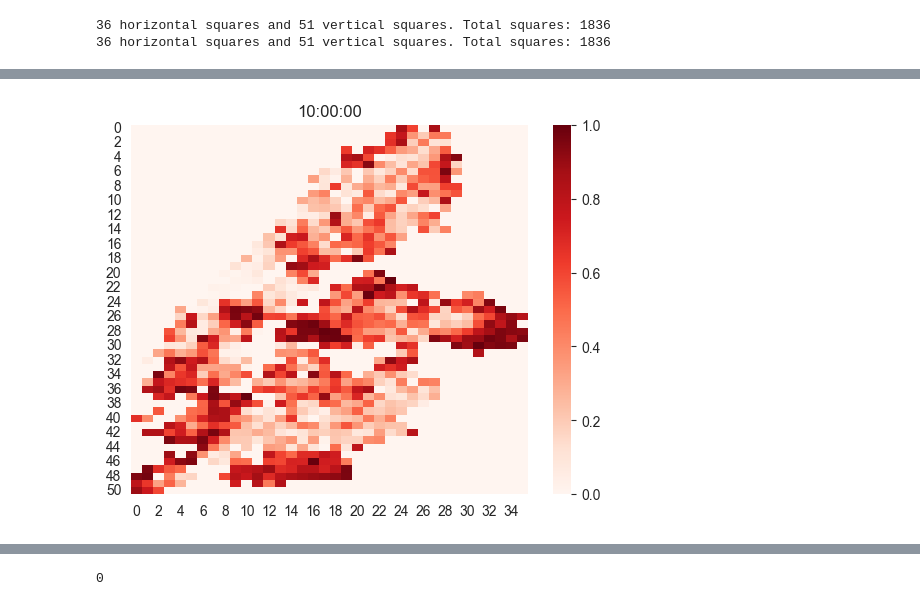
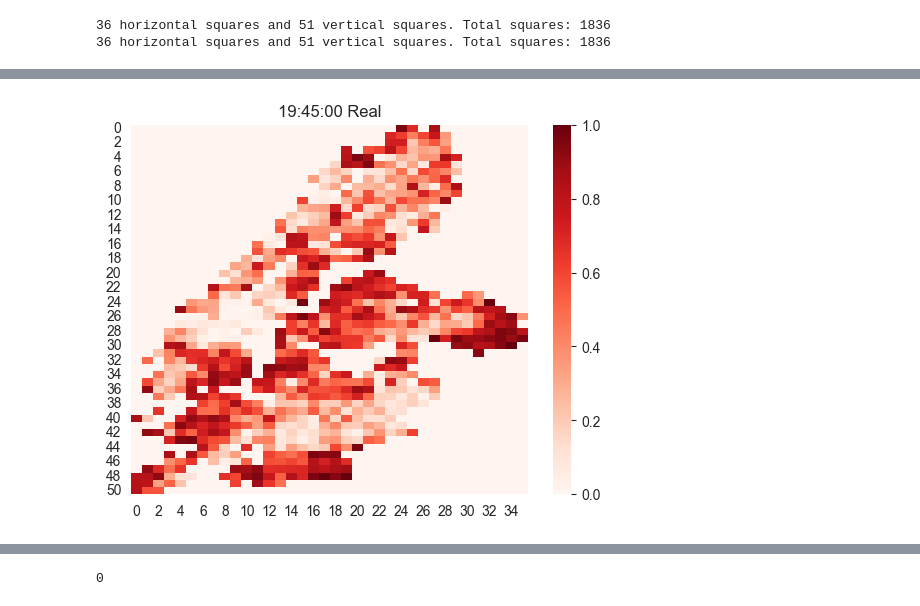
Before and after one commit to jarrettreimers/CSUREMM, a Jupyter notebook: cluster_model/cluster_model_testing.ipynb, the cells around one changed output, grey strips where cells are left out. Saved outputs shown, nothing was run; the diff lists cells and outputs as text; code cells hidden in the pictures.

```diff
--- a/cluster_model/cluster_model_testing.ipynb
+++ b/cluster_model/cluster_model_testing.ipynb
@@ -18,7 +18,7 @@ with open('../station_information.json', 'r') as f:
     station_information = simplejson.load(f)['data']['stations']
 
 with open('../data/ideal_states/bounds.pickle', 'rb') as f:
-    bounded = pickle.load(f)
+    bounds = pickle.load(f)
 
 # path = '../data/station_data/status_at_time/2024_6_20_2:19.csv'
 # time = timedelta(hours=6)
@@ -32,10 +32,11 @@ model.init_clusters(square_length=square_size)
 model_2 = ClusterModel(station_data=station_data, in_transit=[], tph=4)
 model_2.init_clusters(square_length=square_size)
 
-start_df = parameter.get_state_df(station_information, f'rebalancing/data/9/2024-07-09-10-00.pickle')
-end_df = parameter.get_state_df(station_information, f'rebalancing/data/9/2024-07-09-14-00.pickle')
+day = 15
+start_df = parameter.get_state_df(station_information, f'rebalancing/data/{day}/2024-07-{day}-09-00.pickle')
+end_df = parameter.get_state_df(station_information, f'rebalancing/data/{day}/2024-07-{day}-10-00.pickle')
 model.init_df_state(start_df, time=timedelta(hours=6))
-model_2.init_df_state(end_df, time=timedelta(hours=10))
+model_2.init_df_state(end_df, time=timedelta(hours=6))
 
 original_state = {i: model.cluster_dict[i].curr_bikes for i in model.cluster_dict}
 end_state = {i: model_2.cluster_dict[i].curr_bikes for i in model_2.cluster_dict}
@@ -99,25 +196,25 @@ plt.show()
 # %%
-day = 9
+day = 10
 files = os.listdir(f'rebalancing/data/{day}')
 files.sort()
 for i, file in enumerate(files[::3]):
     df = parameter.get_state_df(station_information, f'rebalancing/data/{day}/' + file,)
     split_file = file[:-7].split('-')
     hour = int(split_file[3])-4
     minute = int(split_file[4])
-    if not 6 <= hour <= 10:
+    if not 6 <= hour:
         continue
-    if hour == 10 and minute != 0:
-        continue
+    # if hour == 20 and minute != 0:
+    #     continue
     model_2.init_df_state(df, time=timedelta(hours=(hour+minute/60)))
     if i < 10:
         i = f'00{i}'
     elif i < 100:
         i = f'0{i}'
     else:
         i = f'{i}'
-    model_2.show_fill_percent(save=True, name=i, folder='images/fill_2/')
+    model_2.show_fill_percent(save=True, name=i, folder='images/fill_2/', title='Real')
 # %% [output]
-[figure, old version]
+[figure, new version]
 # %%
 i = 0
```
Also changed, not shown: parts of 22 cells of this notebook, 8 other files.
